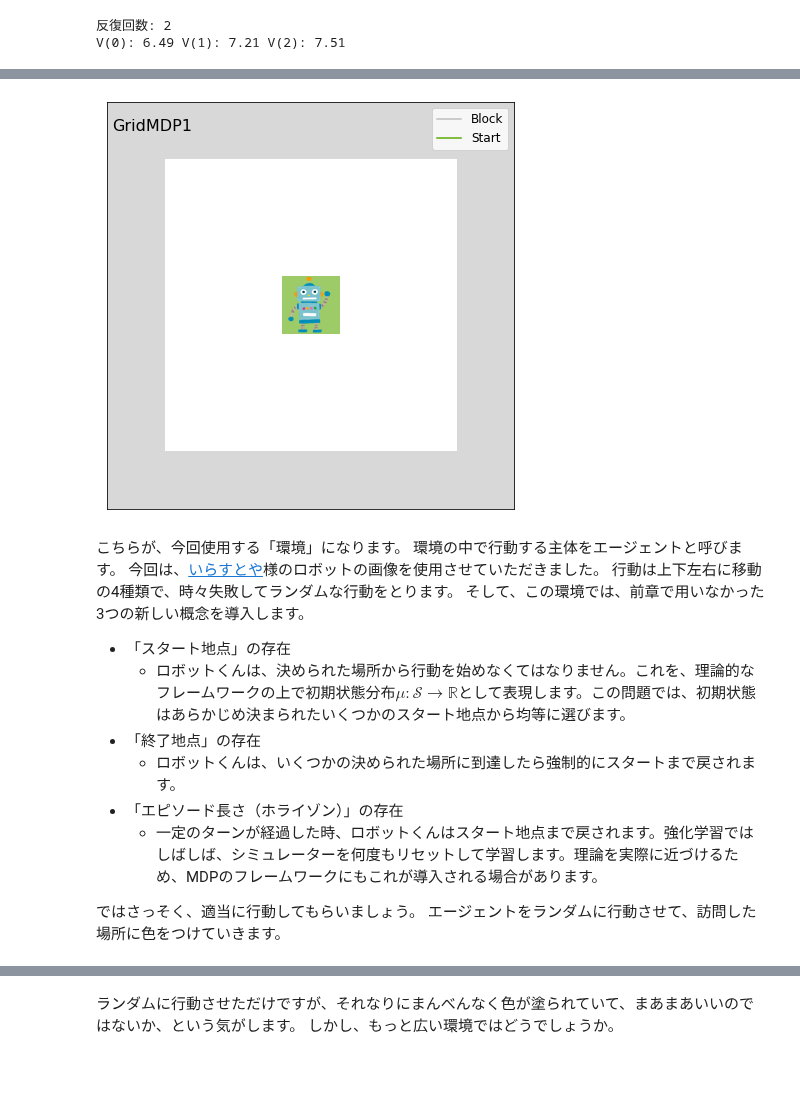
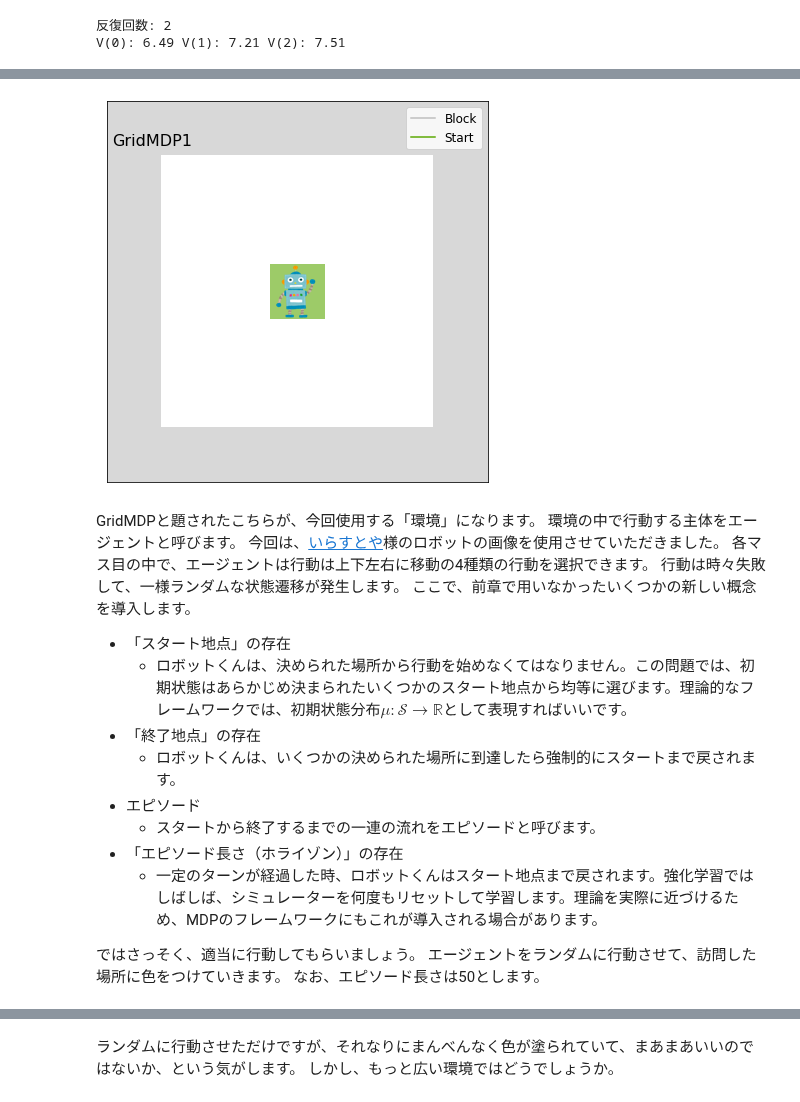
Before and after one commit to kngwyu/rlog, a Jupyter notebook: _notebooks/2020-12-20-understanding-what-makes-rl-difficult.ipynb, the cells around one changed output, grey strips where cells are left out. Saved outputs shown, nothing was run; the diff lists cells and outputs as text; code cells hidden in the pictures; blank space fills up the shorter version.

```diff
--- a/_notebooks/2020-12-20-understanding-what-makes-rl-difficult.ipynb
+++ b/_notebooks/2020-12-20-understanding-what-makes-rl-difficult.ipynb
@@ -954,30 +996,34 @@ class GridMDP:
 # %%
 grid_mdp1 = GridMDP(
     [[0, 0, 0, 0, 0],
      [0, 0, 0, 0, 0],
      [0, 0, 2, 0, 0],
      [0, 0, 0, 0, 0],
      [0, 0, 0, 0, 0]],
-    horizon=100,
+    horizon=50,
 )
 _ = grid_mdp1.show("GridMDP1")
 # %% [output]
-[figure, old version]
+[figure, new version]
 # %% [markdown]
-こちらが、今回使用する「環境」になります。
+GridMDPと題されたこちらが、今回使用する「環境」になります。
 環境の中で行動する主体をエージェントと呼びます。
 今回は、[いらすとや](https://www.irasutoya.com/)様のロボットの画像を使用させていただきました。
-行動は上下左右に移動の4種類で、時々失敗してランダムな行動をとります。
-そして、この環境では、前章で用いなかった3つの新しい概念を導入します。
+各マス目の中で、エージェントは行動は上下左右に移動の4種類の行動を選択できます。
+行動は時々失敗して、一様ランダムな状態遷移が発生します。
+ここで、前章で用いなかったいくつかの新しい概念を導入します。
 
 - 「スタート地点」の存在
-  - ロボットくんは、決められた場所から行動を始めなくてはなりません。これを、理論的なフレームワークの上で初期状態分布$\mu: \mathcal{S} \rightarrow \mathbb{R}$として表現します。この問題では、初期状態はあらかじめ決まられたいくつかのスタート地点から均等に選びます。
+  - ロボットくんは、決められた場所から行動を始めなくてはなりません。この問題では、初期状態はあらかじめ決まられたいくつかのスタート地点から均等に選びます。理論的なフレームワークでは、初期状態分布$\mu: \mathcal{S} \rightarrow \mathbb{R}$として表現すればいいです。
 - 「終了地点」の存在
   - ロボットくんは、いくつかの決められた場所に到達したら強制的にスタートまで戻されます。
+- エピソード
+  - スタートから終了するまでの一連の流れをエピソードと呼びます。
 - 「エピソード長さ（ホライゾン）」の存在
   - 一定のターンが経過した時、ロボットくんはスタート地点まで戻されます。強化学習ではしばしば、シミュレーターを何度もリセットして学習します。理論を実際に近づけるため、MDPのフレームワークにもこれが導入される場合があります。
 
 ではさっそく、適当に行動してもらいましょう。
 エージェントをランダムに行動させて、訪問した場所に色をつけていきます。
+なお、エピソード長さは50とします。
 # %%
 # collapse-hide
```
Also changed, not shown: parts of 21 cells of this notebook.
